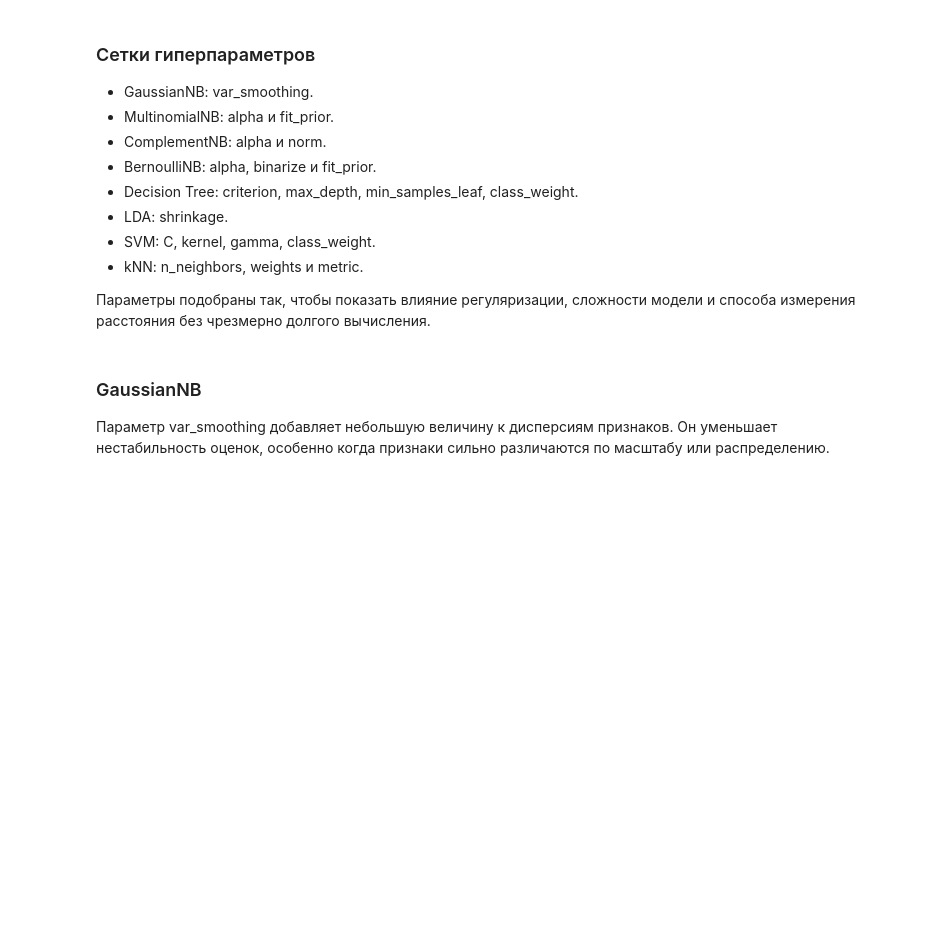
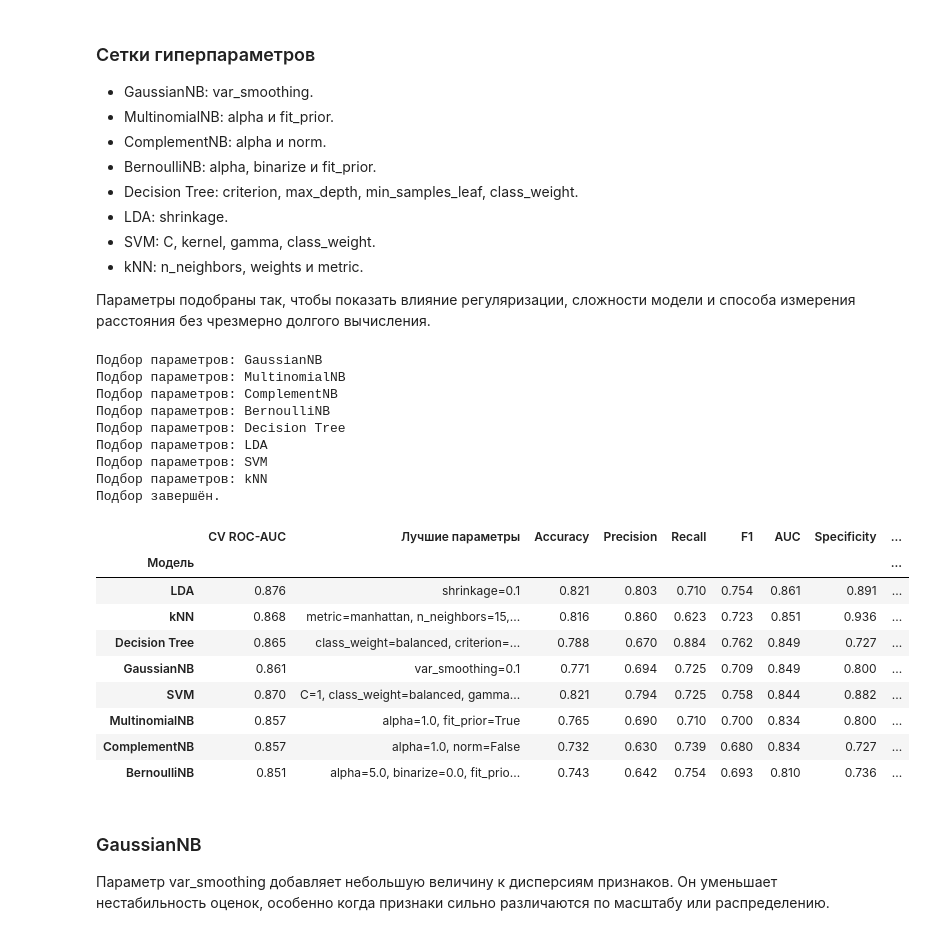
Before and after one commit to Pashtet2174/Lab2_ML, a Jupyter notebook: Titanic_Classification_Lab(1).ipynb, the cells around one changed output. Saved outputs shown, nothing was run; the diff lists cells and outputs as text; code cells hidden in the pictures; blank space fills up the shorter version.

```diff
--- a/Titanic_Classification_Lab(1).ipynb
+++ b/Titanic_Classification_Lab(1).ipynb
@@ -537,34 +645,55 @@ tuning_specs = {
         },
     ),
 }
 
 sweep_results = {}
 fitted_tuned = {}
 tuned_rows = []
 
 for model_name, (estimator, scaling, param_grid) in tuning_specs.items():
     print(f"Подбор параметров: {model_name}")
     search, table = joint_grid_search(model_name, estimator, scaling, param_grid)
 
     sweep_results[model_name] = table
     fitted_tuned[model_name] = search.best_estimator_
 
     test_metrics = evaluate_model(search.best_estimator_, X_test, y_test)
     tuned_rows.append({
         "Модель": model_name,
         "CV ROC-AUC": search.best_score_,
         "Лучшие параметры": format_params(search.best_params_),
         **test_metrics,
     })
 
 tuned_df = (
     pd.DataFrame(tuned_rows)
     .set_index("Модель")
     .sort_values("AUC", ascending=False)
 )
 
 print("Подбор завершён.")
-display(tuned_df.round(3))
+with pd.option_context("display.max_colwidth", None):
+    display(tuned_df.round(3))
+# %% [output]
+Подбор параметров: GaussianNB
+Подбор параметров: MultinomialNB
+Подбор параметров: ComplementNB
+Подбор параметров: BernoulliNB
+Подбор параметров: Decision Tree
+Подбор параметров: LDA
+Подбор параметров: SVM
+Подбор параметров: kNN
+Подбор завершён.
+|  | CV ROC-AUC | Лучшие параметры | Accuracy | Precision | Recall | F1 | AUC | Specificity | ... |
+| Модель |  |  |  |  |  |  |  |  | ... |
+| LDA | 0.876 | shrinkage=0.1 | 0.821 | 0.803 | 0.710 | 0.754 | 0.861 | 0.891 | ... |
+| kNN | 0.868 | metric=manhattan, n_neighbors=15,... | 0.816 | 0.860 | 0.623 | 0.723 | 0.851 | 0.936 | ... |
+| Decision Tree | 0.865 | class_weight=balanced, criterion=... | 0.788 | 0.670 | 0.884 | 0.762 | 0.849 | 0.727 | ... |
+| GaussianNB | 0.861 | var_smoothing=0.1 | 0.771 | 0.694 | 0.725 | 0.709 | 0.849 | 0.800 | ... |
+| SVM | 0.870 | C=1, class_weight=balanced, gamma... | 0.821 | 0.794 | 0.725 | 0.758 | 0.844 | 0.882 | ... |
+| MultinomialNB | 0.857 | alpha=1.0, fit_prior=True | 0.765 | 0.690 | 0.710 | 0.700 | 0.834 | 0.800 | ... |
+| ComplementNB | 0.857 | alpha=1.0, norm=False | 0.732 | 0.630 | 0.739 | 0.680 | 0.834 | 0.727 | ... |
+| BernoulliNB | 0.851 | alpha=5.0, binarize=0.0, fit_prio... | 0.743 | 0.642 | 0.754 | 0.693 | 0.810 | 0.736 | ... |
 # %% [markdown]
 ### GaussianNB
 
```
Also changed, not shown: parts of 35 cells of this notebook, 1 other file.
